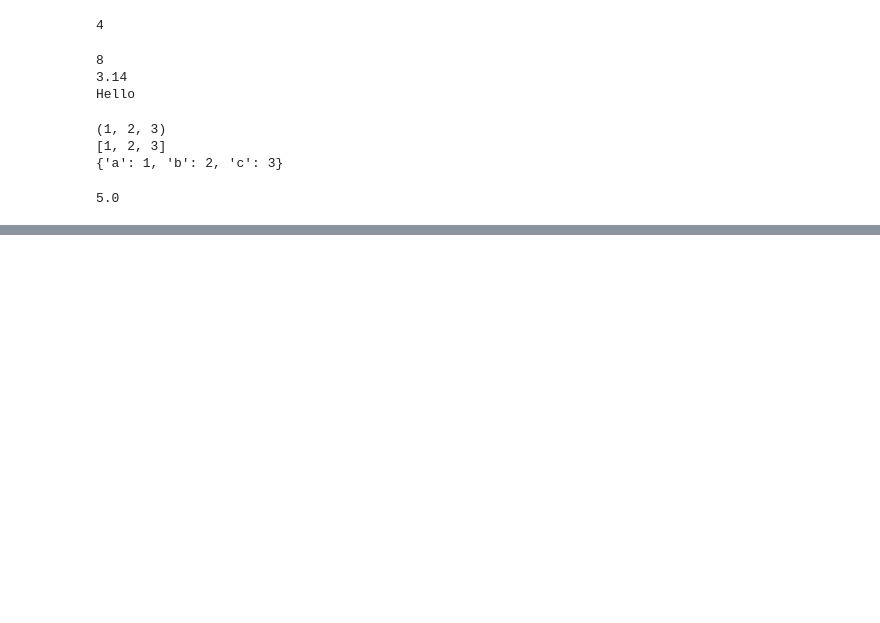
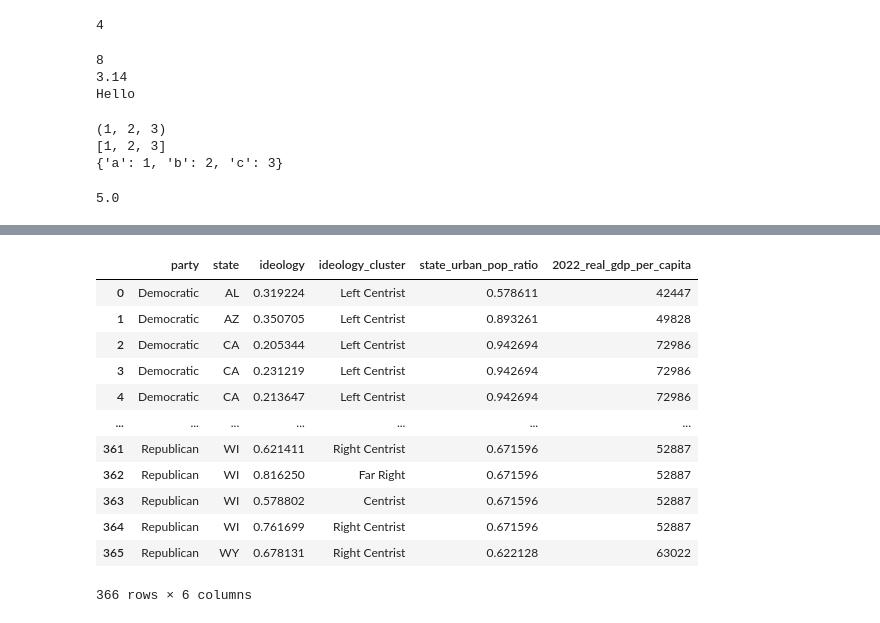
Before and after one commit to edwardoughton/innovators, a Jupyter notebook: Intro_to_data_analysis.ipynb, the cells around one changed output, grey strips where cells are left out. Drawn from its saved outputs; the diff is of its cells as text; code cells hidden in the pictures; blank space fills up the shorter version.

```diff
--- a/Intro_to_data_analysis.ipynb
+++ b/Intro_to_data_analysis.ipynb
@@ -169,0 +183,19 @@ plotHorzBar("This is a checkbox question")
+# %%
+# Example: Subsetting columns of interest
+# print(dataframe.columns)
+dataframe = dataframe[['party', 'state', 'ideology', 'ideology_cluster', 'state_urban_pop_ratio', '2022_real_gdp_per_capita']]
+dataframe
+# %% [output]
+|  | party | state | ideology | ideology_cluster | state_urban_pop_ratio | 2022_real_gdp_per_capita |
+| 0 | Democratic | AL | 0.319224 | Left Centrist | 0.578611 | 42447 |
+| 1 | Democratic | AZ | 0.350705 | Left Centrist | 0.893261 | 49828 |
+| 2 | Democratic | CA | 0.205344 | Left Centrist | 0.942694 | 72986 |
+| 3 | Democratic | CA | 0.231219 | Left Centrist | 0.942694 | 72986 |
+| 4 | Democratic | CA | 0.213647 | Left Centrist | 0.942694 | 72986 |
+| ... | ... | ... | ... | ... | ... | ... |
+| 361 | Republican | WI | 0.621411 | Right Centrist | 0.671596 | 52887 |
+| 362 | Republican | WI | 0.816250 | Far Right | 0.671596 | 52887 |
+| 363 | Republican | WI | 0.578802 | Centrist | 0.671596 | 52887 |
+| 364 | Republican | WI | 0.761699 | Right Centrist | 0.671596 | 52887 |
+| 365 | Republican | WY | 0.678131 | Right Centrist | 0.622128 | 63022 |
+366 rows × 6 columns
```
Also changed, not shown: parts of 12 cells of this notebook.
